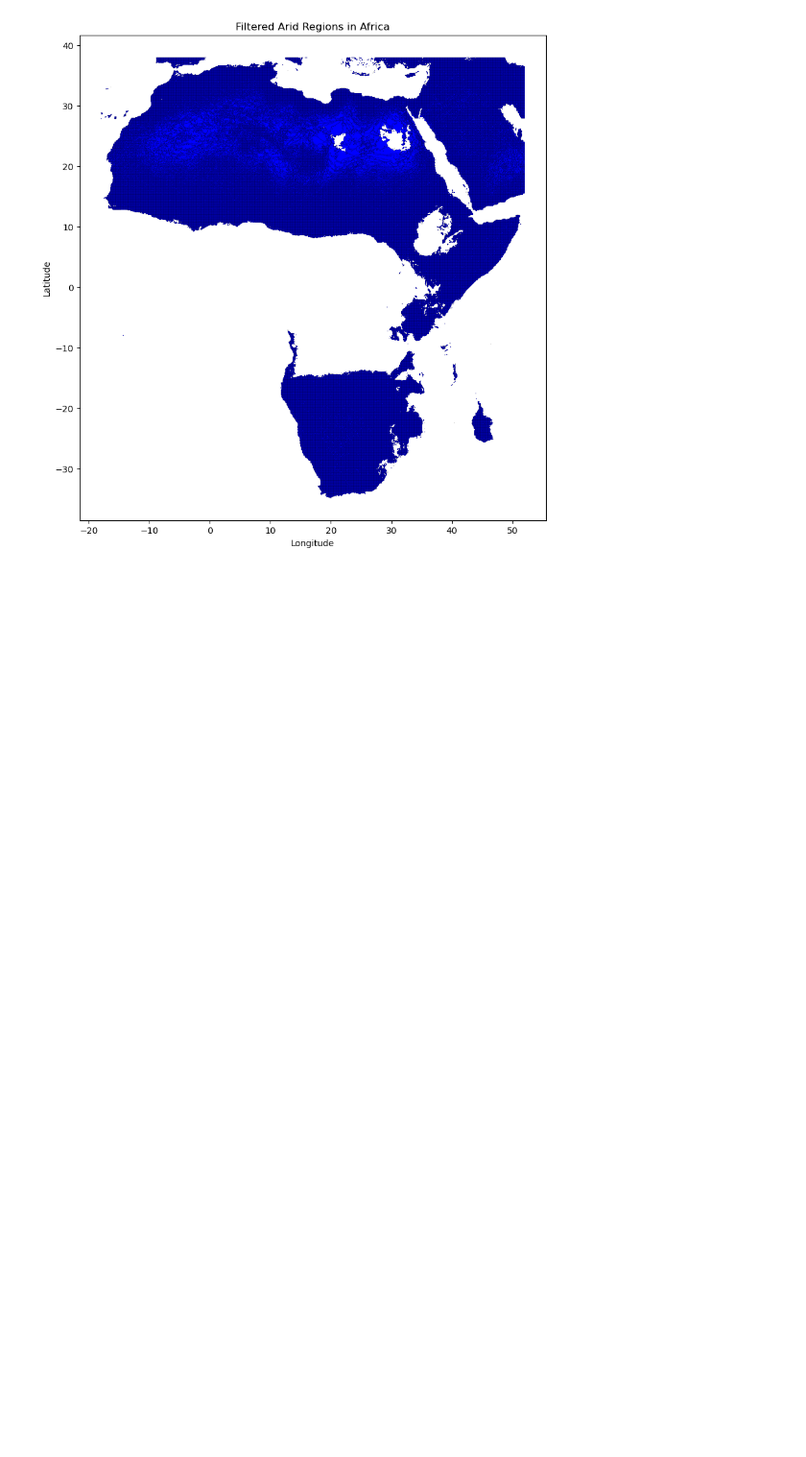
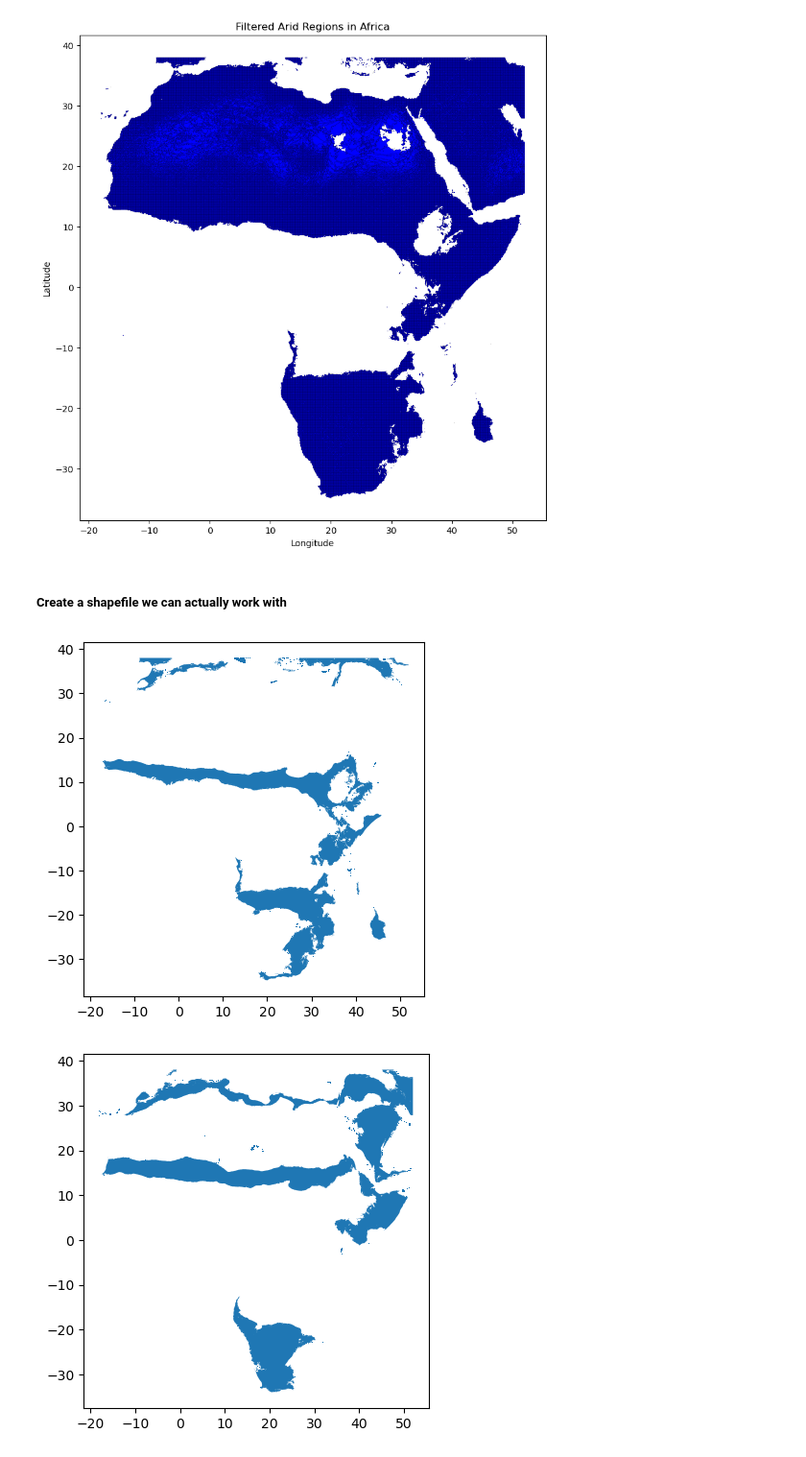
Before and after one commit to rellimylime/Africa_Irrigation, a Jupyter notebook: Code/1_analyze_data/3_Aridity_refinement.ipynb, the cells around one changed output. Shown at 96% size. Cells and saved outputs as stored; diff of their text form; code cells hidden in the pictures; blank space fills up the shorter version.

```diff
--- a/Code/1_analyze_data/3_Aridity_refinement.ipynb
+++ b/Code/1_analyze_data/3_Aridity_refinement.ipynb
@@ -133,18 +137,6 @@ Processed 120000 shapes
 # %%
-import geopandas as gpd
-import matplotlib.pyplot as plt
-import yaml
-import os
-
-# Load configuration
-with open('../../config.yaml', 'r') as file:
-    config = yaml.safe_load(file)
-
-def resolve_path(relative_path):
-    return os.path.join(config['base_path'], relative_path)
-
 # Path to the saved shapefile
-shapefile_path = resolve_path(config['Africa_Arid_Regions_Filtered_path'])
+shapefile_path = resolve_path(config['Africa_Arid_Regions_shp_path'])
 
 # Read the shapefile using geopandas
 gdf = gpd.read_file(shapefile_path)
@@ -158,3 +150,55 @@ ax.set_ylabel("Latitude")
 plt.show()
 # %% [output]
 [figure]
+# %% [markdown]
+##### Create a shapefile we can actually work with
+# %%
+# Load the .tif file
+tif_path = resolve_path(config['Africa_Arid_Regions_tif_path'])
+with rasterio.open(tif_path) as src:
+    data = src.read(1)
+    profile = src.profile
+
+# Replace NaN values with 0
+data = np.nan_to_num(data, nan=0)
+
+# Mask out data greater than 5000 (data > 5000 set to 0)
+data_masked = np.where(data > 5000, 0, data)
+
+# Define aridity levels
+arid_classes = {
+    'semi_arid': (2000, 5000),
+    'arid': (300, 2000),
+    'hyper_arid': (0, 300),
+    'all': (0, 5000)
+}
+
+# Create a mask for each aridity level
+masks = {key: np.where((data_masked > val[0]) & (data_masked < val[1]), 1, 0) for key, val in arid_classes.items()}
+
+# Create a mask for all data within the aridity range (< 5000)
+masks['all'] = np.where(data_masked > 0, 1, 0)  # Mask for all data <= 5000
+
+def create_shapefile(mask, profile, output_path):
+    # Convert mask to uint8
+    mask_uint8 = mask.astype('uint8')
+
+    # Extract shapes
+    shapes_gen = shapes(mask_uint8, transform=profile['transform'])
+    geoms = [shape(geom) for geom, value in shapes_gen if value == 1]
+
+    # Create a GeoDataFrame
+    gdf = gpd.GeoDataFrame(geometry=geoms)
+
+    # Save to shapefile
+    gdf.to_file(output_path)
+
+    gdf.plot()
+    plt.show()
+
+# Create shapefiles for each mask
+for key, mask in masks.items():
+    create_shapefile(mask, profile, resolve_path(config[f'Africa_{key}_shp_path']))
+# %% [output]
+[figure, added]
+[figure, added]
```
Also changed, not shown: parts of 10 cells of this notebook.
